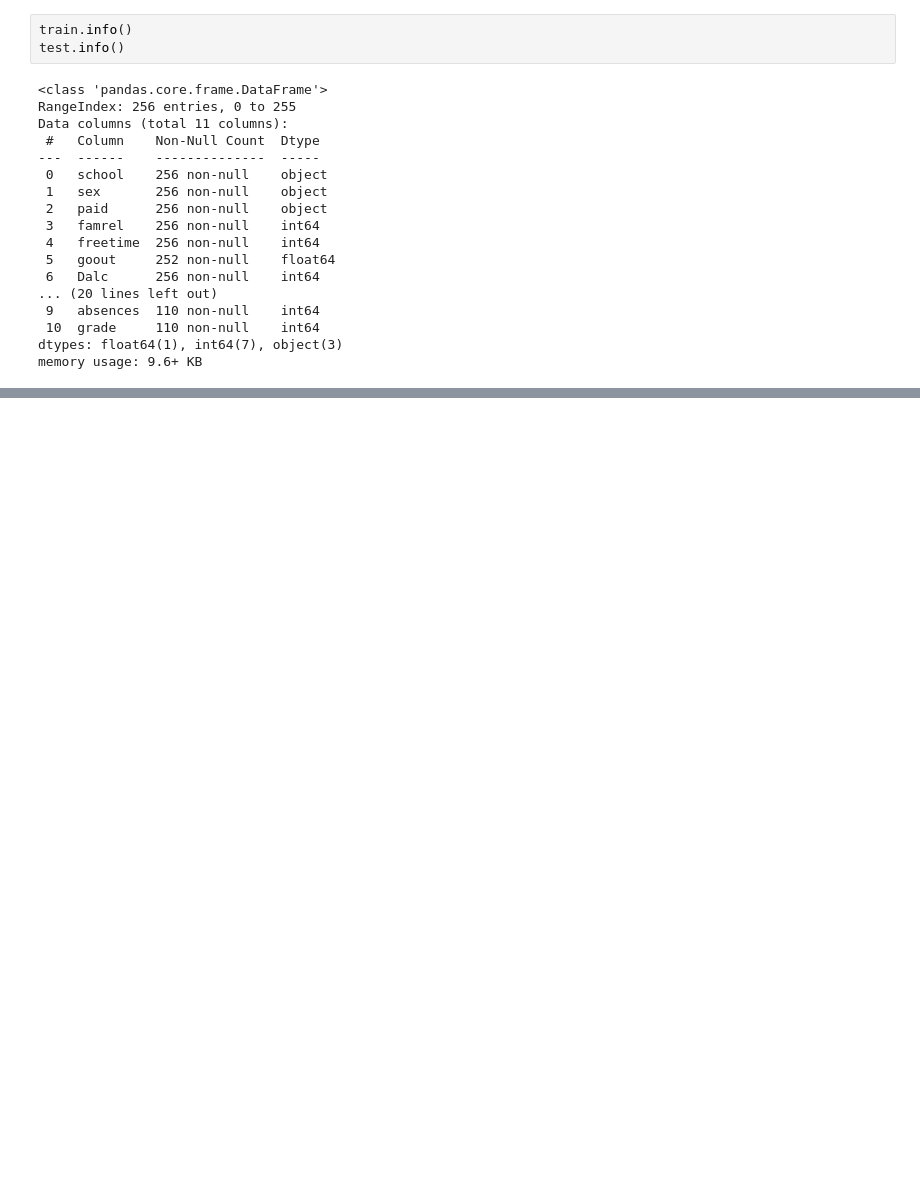
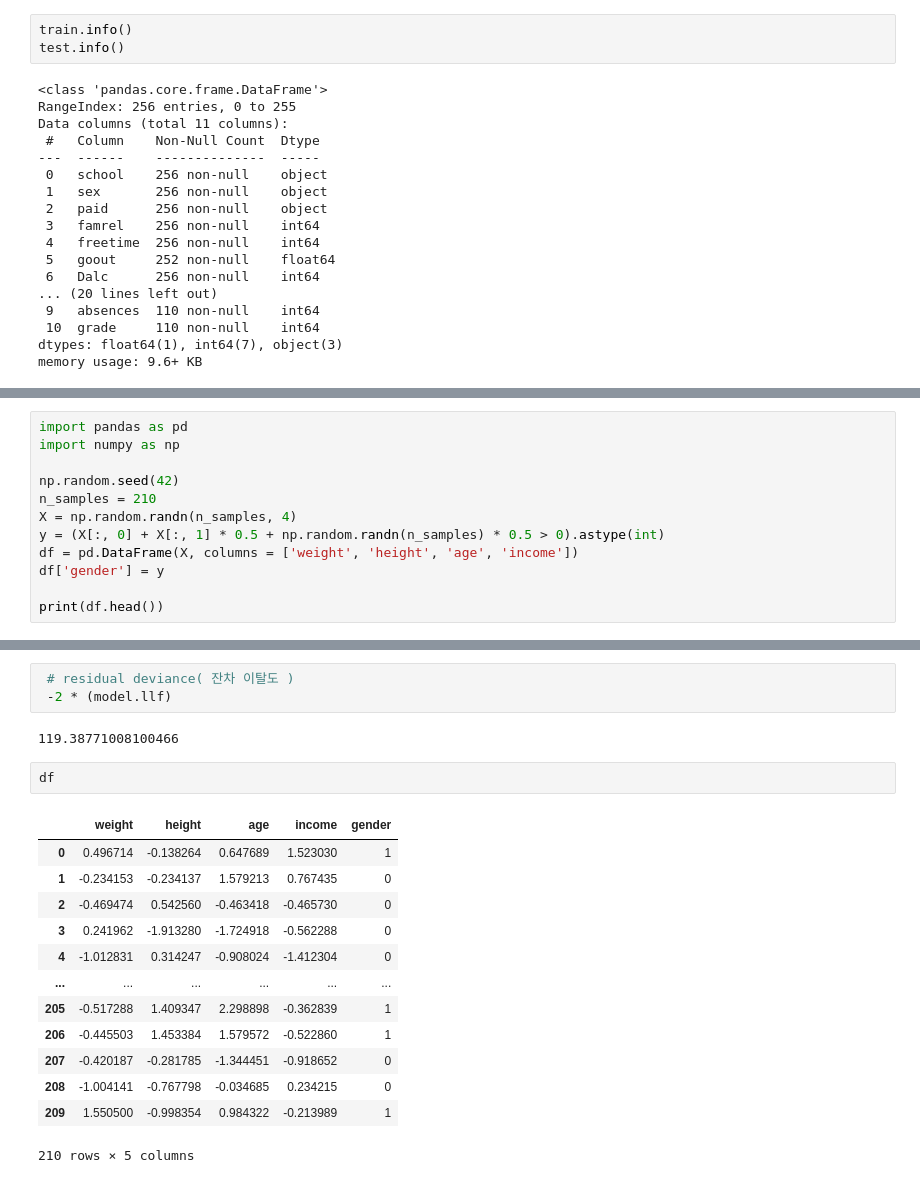
Before and after one commit to j00jun/DeepLearning_study, a Jupyter notebook: 빅분기_실기/etc/practice.ipynb, the cells around one changed output, grey strips where cells are left out. Saved outputs shown, nothing was run; the diff lists cells and outputs as text; blank space fills up the shorter version.

```diff
--- a/빅분기_실기/etc/practice.ipynb
+++ b/빅분기_실기/etc/practice.ipynb
@@ -248,0 +763,12 @@ imputer = SimpleImputer()
+# %%
+import pandas as pd
+import numpy as np
+
+np.random.seed(42)
+n_samples = 210
+X = np.random.randn(n_samples, 4)
+y = (X[:, 0] + X[:, 1] * 0.5 + np.random.randn(n_samples) * 0.5 > 0).astype(int)
+df = pd.DataFrame(X, columns = ['weight', 'height', 'age', 'income'])
+df['gender'] = y
+
+print(df.head())
@@ -248,0 +850,21 @@ imputer = SimpleImputer()
+# %%
+ # residual deviance( 잔차 이탈도 )
+ -2 * (model.llf)
+# %% [output]
+119.38771008100466
+# %%
+df
+# %% [output]
+|  | weight | height | age | income | gender |
+| 0 | 0.496714 | -0.138264 | 0.647689 | 1.523030 | 1 |
+| 1 | -0.234153 | -0.234137 | 1.579213 | 0.767435 | 0 |
+| 2 | -0.469474 | 0.542560 | -0.463418 | -0.465730 | 0 |
+| 3 | 0.241962 | -1.913280 | -1.724918 | -0.562288 | 0 |
+| 4 | -1.012831 | 0.314247 | -0.908024 | -1.412304 | 0 |
+| ... | ... | ... | ... | ... | ... |
+| 205 | -0.517288 | 1.409347 | 2.298898 | -0.362839 | 1 |
+| 206 | -0.445503 | 1.453384 | 1.579572 | -0.522860 | 1 |
+| 207 | -0.420187 | -0.281785 | -1.344451 | -0.918652 | 0 |
+| 208 | -1.004141 | -0.767798 | -0.034685 | 0.234215 | 0 |
+| 209 | 1.550500 | -0.998354 | 0.984322 | -0.213989 | 1 |
+210 rows × 5 columns
```
Also changed, not shown: parts of 72 cells of this notebook, 2 other files.
